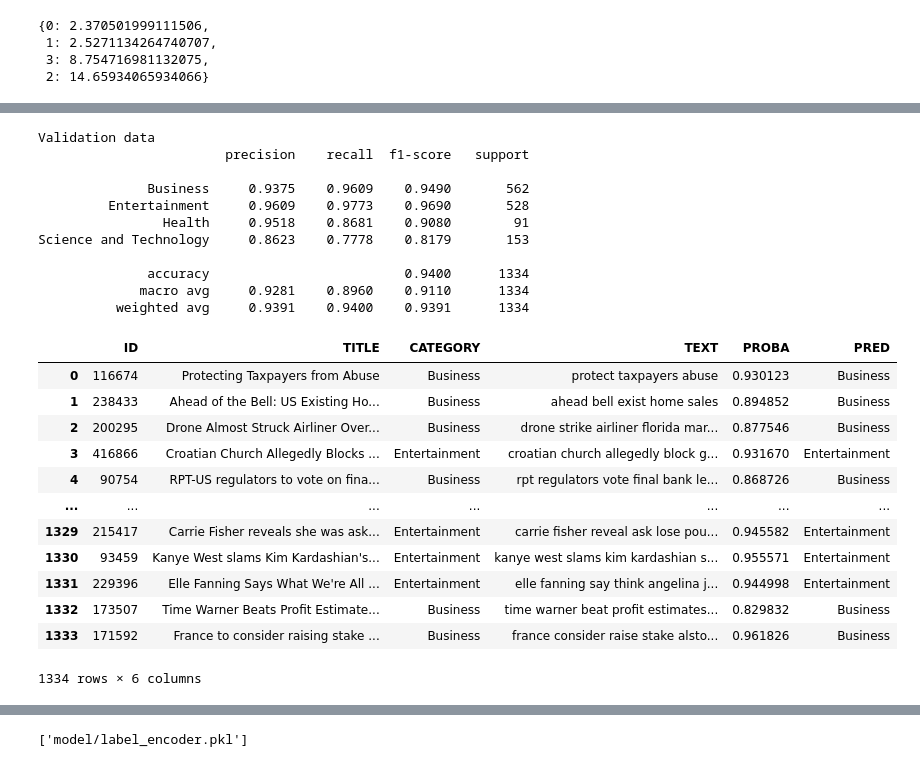
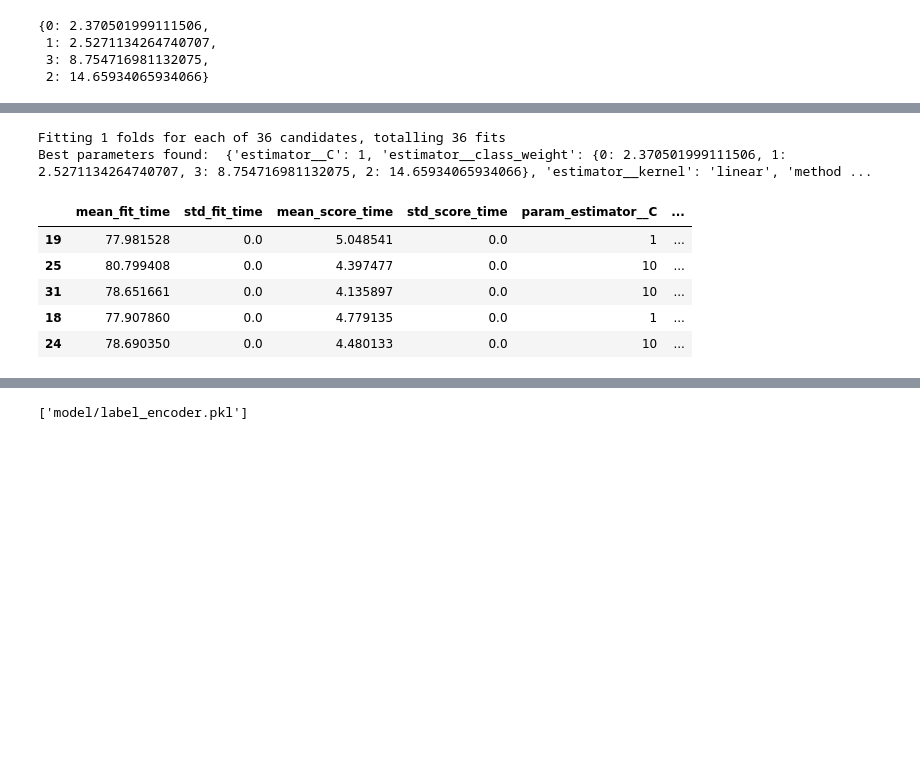
Before and after one commit to minhha-lehoang/aimesoft-test, a Jupyter notebook: news-category-classification/News Category Classification - TFIDF + LinearSVM.ipynb, the cells around one changed output, grey strips where cells are left out. Cells and saved outputs as stored; diff of their text form; code cells hidden in the pictures; blank space fills up the shorter version.

```diff
--- a/news-category-classification/News Category Classification - TFIDF + LinearSVM.ipynb
+++ b/news-category-classification/News Category Classification - TFIDF + LinearSVM.ipynb
@@ -124,38 +104,0 @@ CalibratedClassifierCV(estimator=SVC(class_weight={0: 2.370501999111506,
-# %%
-from sklearn.metrics import classification_report
-
-y_val_pred = model.predict_proba(X_val)
-
-# post processing
-val_df['PROBA'] = y_val_pred.max(axis=1)
-val_df['PRED'] = encoder.inverse_transform(y_val_pred.argmax(axis=1))
-
-print('Validation data')
-print(classification_report(val_df['CATEGORY'], val_df['PRED'],
-                            target_names=encoder.classes_, digits=4))
-val_df
-# %% [output]
-Validation data
-                        precision    recall  f1-score   support
-
-              Business     0.9375    0.9609    0.9490       562
-         Entertainment     0.9609    0.9773    0.9690       528
-                Health     0.9518    0.8681    0.9080        91
-Science and Technology     0.8623    0.7778    0.8179       153
-
-              accuracy                         0.9400      1334
-             macro avg     0.9281    0.8960    0.9110      1334
-          weighted avg     0.9391    0.9400    0.9391      1334
-|  | ID | TITLE | CATEGORY | TEXT | PROBA | PRED |
-| 0 | 116674 | Protecting Taxpayers from Abuse | Business | protect taxpayers abuse | 0.930123 | Business |
-| 1 | 238433 | Ahead of the Bell: US Existing Ho... | Business | ahead bell exist home sales | 0.894852 | Business |
-| 2 | 200295 | Drone Almost Struck Airliner Over... | Business | drone strike airliner florida mar... | 0.877546 | Business |
-| 3 | 416866 | Croatian Church Allegedly Blocks ... | Entertainment | croatian church allegedly block g... | 0.931670 | Entertainment |
-| 4 | 90754 | RPT-US regulators to vote on fina... | Business | rpt regulators vote final bank le... | 0.868726 | Business |
-| ... | ... | ... | ... | ... | ... | ... |
-| 1329 | 215417 | Carrie Fisher reveals she was ask... | Entertainment | carrie fisher reveal ask lose pou... | 0.945582 | Entertainment |
-| 1330 | 93459 | Kanye West slams Kim Kardashian's... | Entertainment | kanye west slams kim kardashian s... | 0.955571 | Entertainment |
-| 1331 | 229396 | Elle Fanning Says What We're All ... | Entertainment | elle fanning say think angelina j... | 0.944998 | Entertainment |
-| 1332 | 173507 | Time Warner Beats Profit Estimate... | Business | time warner beat profit estimates... | 0.829832 | Business |
-| 1333 | 171592 | France to consider raising stake ... | Business | france consider raise stake alsto... | 0.961826 | Business |
-1334 rows × 6 columns
@@ -162 +116,36 @@ Science and Technology     0.8623    0.7778    0.8179       153
+# %%
+from sklearn.svm import SVC
+from sklearn.calibration import CalibratedClassifierCV
+
+base_model = SVC(random_state=42)
+model = CalibratedClassifierCV(estimator=base_model)
+
+param_grid = {
+    'estimator__C': [0.1, 1, 10],
+    'estimator__kernel': ['linear', 'poly', 'rbf'],
+    'estimator__class_weight': ['balanced', inverse_class_weight],
+    'method': ['sigmoid', 'isotonic']
+}
+
+grid_search = GridSearchCV(estimator=model, param_grid=param_grid,
+                           cv=ps, n_jobs=-1, verbose=2, scoring='f1_macro')
+grid_search.fit(X_combined, y_combined)
+
+# Get the best model
+best_model = grid_search.best_estimator_
+
+# Print the best parameters
+print("Best parameters found: ", grid_search.best_params_)
+# %% [output]
+Fitting 1 folds for each of 36 candidates, totalling 36 fits
+Best parameters found:  {'estimator__C': 1, 'estimator__class_weight': {0: 2.370501999111506, 1: 2.5271134264740707, 3: 8.754716981132075, 2: 14.65934065934066}, 'estimator__kernel': 'linear', 'method ...
+# %%
+pd.DataFrame(grid_search.cv_results_).sort_values('rank_test_score').head()
+# %% [output]
+|  | mean_fit_time | std_fit_time | mean_score_time | std_score_time | param_estimator__C | ... |
+| 19 | 77.981528 | 0.0 | 5.048541 | 0.0 | 1 | ... |
+| 25 | 80.799408 | 0.0 | 4.397477 | 0.0 | 10 | ... |
+| 31 | 78.651661 | 0.0 | 4.135897 | 0.0 | 10 | ... |
+| 18 | 77.907860 | 0.0 | 4.779135 | 0.0 | 1 | ... |
+| 24 | 78.690350 | 0.0 | 4.480133 | 0.0 | 10 | ... |
 # %%
```
Also changed, not shown: parts of 6 cells of this notebook, 1 other file.
